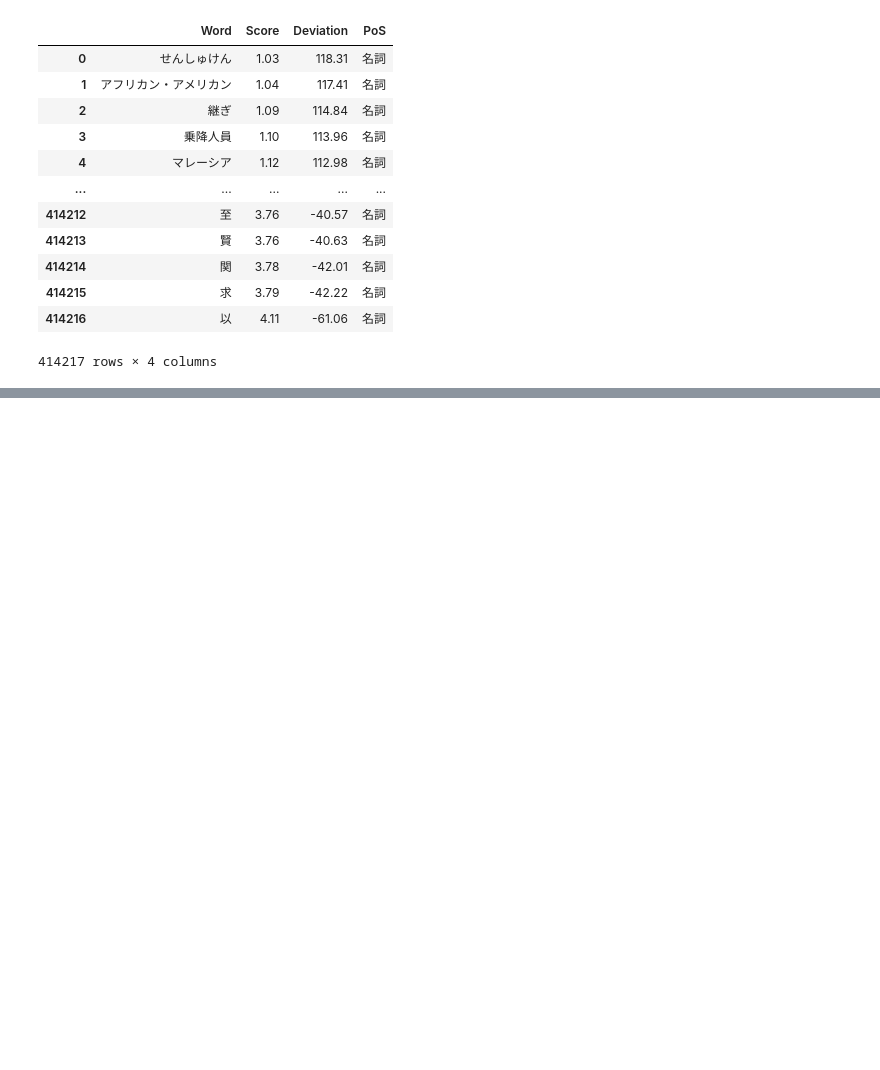
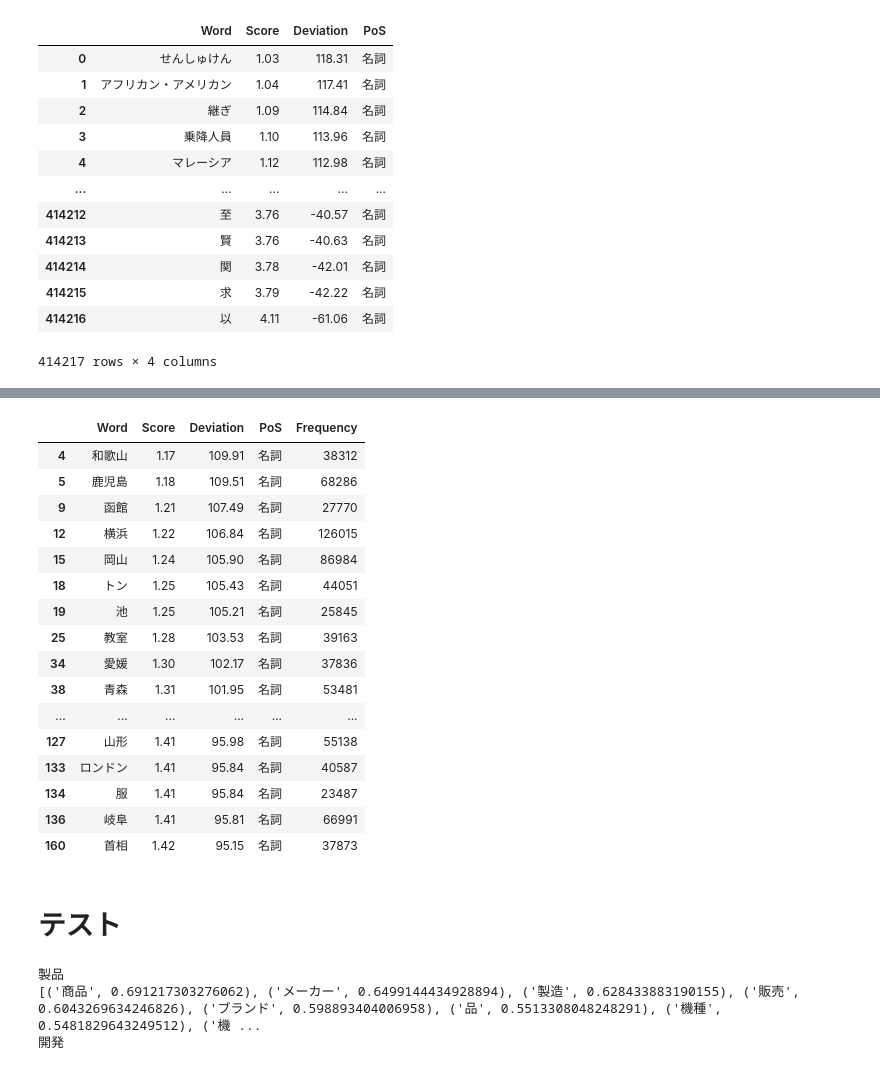
Before and after one commit to 0120MNGR/WordWolfML, a Jupyter notebook: similar_alg4.ipynb, the cells around one changed output, grey strips where cells are left out. Cells and saved outputs as stored; diff of their text form; code cells hidden in the pictures; blank space fills up the shorter version.

Commit message:
Update 抽象度の組み入れ、wordwolf_model.binの作成

```diff
--- a/similar_alg4.ipynb
+++ b/similar_alg4.ipynb
@@ -29,0 +107,4 @@ df
+# %%
+# 閾値の設定
+FREQUENCY_THRESHOLD = 20000
+ABSTRACTNESS_THRESHOLD = 2.4
@@ -29,0 +127,22 @@ df
+# %%
+limited_merged_df = merged_df[(merged_df["Score"] <= ABSTRACTNESS_THRESHOLD) & (merged_df["Frequency"] >= FREQUENCY_THRESHOLD)]
+# %%
+limited_merged_df.head(30)
+# %% [output]
+|  | Word | Score | Deviation | PoS | Frequency |
+| 4 | 和歌山 | 1.17 | 109.91 | 名詞 | 38312 |
+| 5 | 鹿児島 | 1.18 | 109.51 | 名詞 | 68286 |
+| 9 | 函館 | 1.21 | 107.49 | 名詞 | 27770 |
+| 12 | 横浜 | 1.22 | 106.84 | 名詞 | 126015 |
+| 15 | 岡山 | 1.24 | 105.90 | 名詞 | 86984 |
+| 18 | トン | 1.25 | 105.43 | 名詞 | 44051 |
+| 19 | 池 | 1.25 | 105.21 | 名詞 | 25845 |
+| 25 | 教室 | 1.28 | 103.53 | 名詞 | 39163 |
+| 34 | 愛媛 | 1.30 | 102.17 | 名詞 | 37836 |
+| 38 | 青森 | 1.31 | 101.95 | 名詞 | 53481 |
+| ... | ... | ... | ... | ... | ... |
+| 127 | 山形 | 1.41 | 95.98 | 名詞 | 55138 |
+| 133 | ロンドン | 1.41 | 95.84 | 名詞 | 40587 |
+| 134 | 服 | 1.41 | 95.84 | 名詞 | 23487 |
+| 136 | 岐阜 | 1.41 | 95.81 | 名詞 | 66991 |
+| 160 | 首相 | 1.42 | 95.15 | 名詞 | 37873 |
@@ -29,0 +175,23 @@ df
+# %% [markdown]
+# テスト
+# %%
+import random
+test_model = gensim.models.KeyedVectors.load_word2vec_format('bin/wordwolf_model.bin', binary=True)
+random_word = random.choice(list(test_model.key_to_index.keys()))
+print(random_word)
+similar_words_lst = test_model.similar_by_key(random_word, topn=1000)
+print(similar_words_lst)
+
+min_difference = float('inf')
+nearest_word = None
+for word, similarity in similar_words_lst:
+    difference = abs(similarity - 0.4)
+    if difference < min_difference:
+        min_difference = difference
+        nearest_word = word
+
+print(nearest_word)
+# %% [output]
+製品
+[('商品', 0.691217303276062), ('メーカー', 0.6499144434928894), ('製造', 0.628433883190155), ('販売', 0.6043269634246826), ('ブランド', 0.598893404006958), ('品', 0.5513308048248291), ('機種', 0.5481829643249512), ('機 ...
+開発
```
Also changed, not shown: parts of 9 cells of this notebook, 1 other file.
